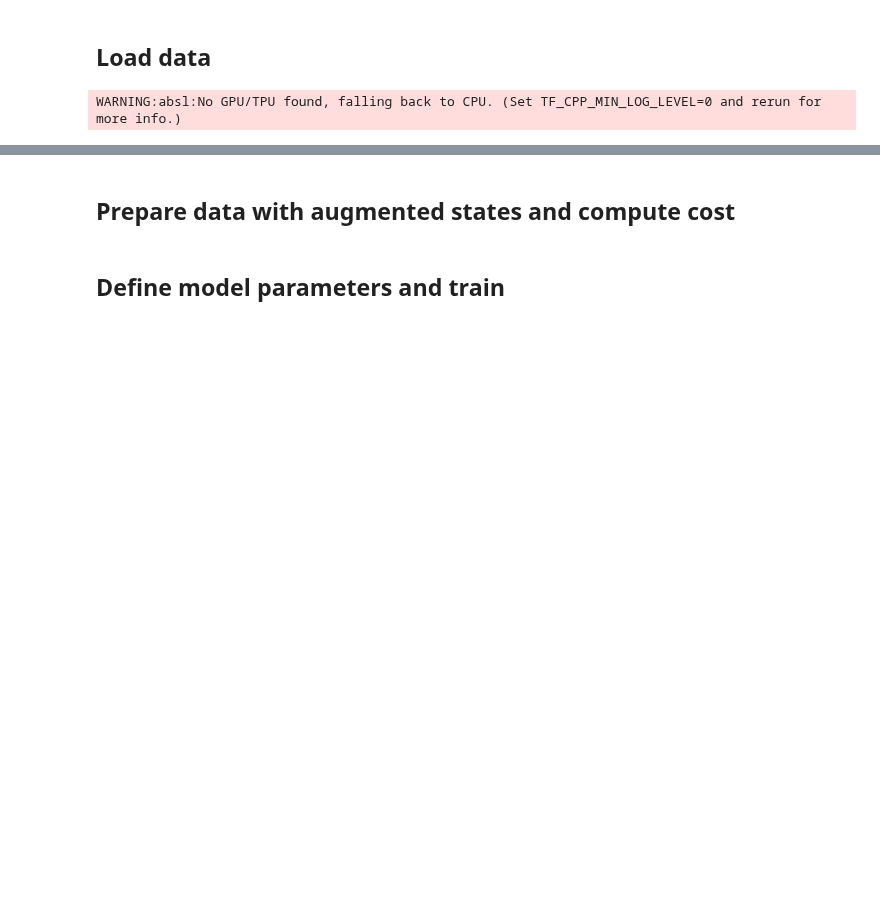
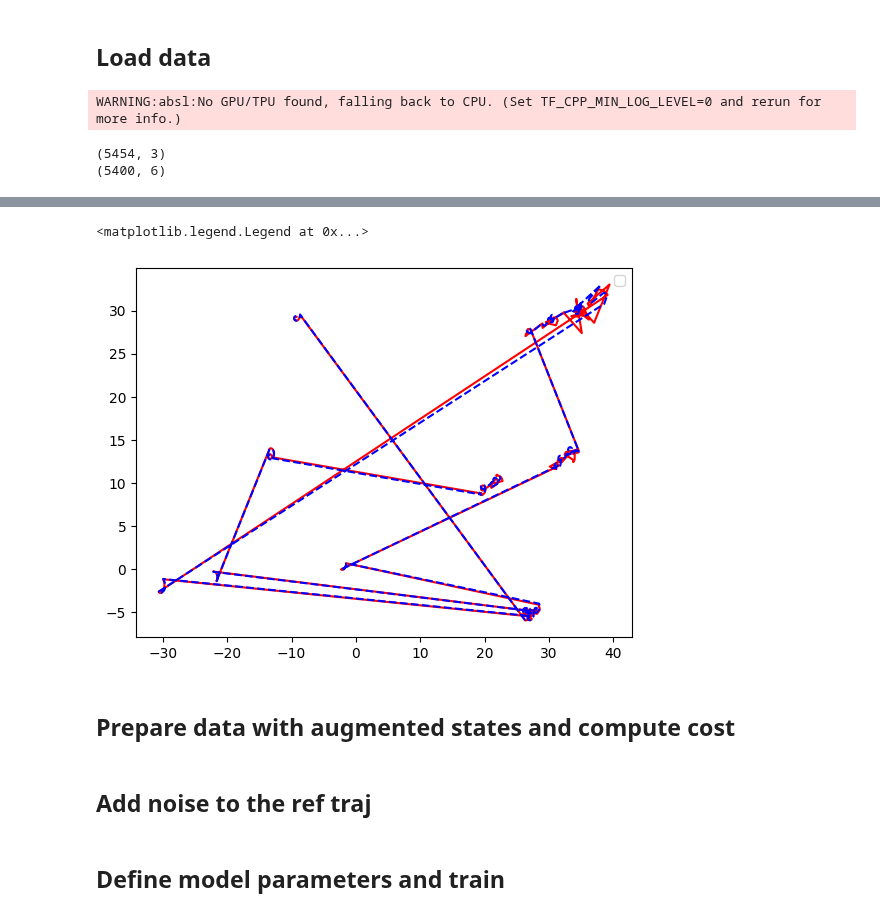
Before and after one commit to Nusha97/Layered-control-architectures-for-Robotics, a Jupyter notebook: Simulations/Testing_mlp.ipynb, the cells around one changed output, grey strips where cells are left out. Drawn from its saved outputs; the diff is of its cells as text; code cells hidden in the pictures; blank space fills up the shorter version.

```diff
--- a/Simulations/Testing_mlp.ipynb
+++ b/Simulations/Testing_mlp.ipynb
@@ -16,5 +40,16 @@ unicycle_data = load_object(file_path)
 
 actual_traj = np.vstack(unicycle_data[0])
 ref_traj = np.vstack(unicycle_data[1])
+print(actual_traj.shape)
+print(ref_traj.shape)
 # %% [output]
 WARNING:absl:No GPU/TPU found, falling back to CPU. (Set TF_CPP_MIN_LOG_LEVEL=0 and rerun for more info.)
+(5454, 3)
+(5400, 6)
+# %%
+import matplotlib.pyplot as plt
+
+plt.plot(ref_traj[0:1000, 0], ref_traj[0:1000, 1], 'r-',
+         actual_traj[0:1000, 0], actual_traj[0:1000, 1], 'b--')
+plt.legend()
+# %% [output]
@@ -21,3 +57,5 @@ WARNING:absl:No GPU/TPU found, falling back to CPU. (Set TF_CPP_MIN_LOG_LEVEL=0
+<matplotlib.legend.Legend at 0x...>
+[figure, added]
 # %% [markdown]
 ## Prepare data with augmented states and compute cost
 # %%
@@ -45,3 +84,5 @@ Tend=800
 
 dataset = TrajDataset(aug_state[Tstart:Tend-1, :].astype('float64'), input_traj[Tstart:Tend-1, :].astype('float64'),
                                cost_traj[Tstart:Tend-1, None].astype('float64'), aug_state[Tstart+1:Tend, :].astype('float64'))
+# %% [markdown]
+## Add noise to the ref traj
```
Also changed, not shown: parts of 15 cells of this notebook, 4 other files.
